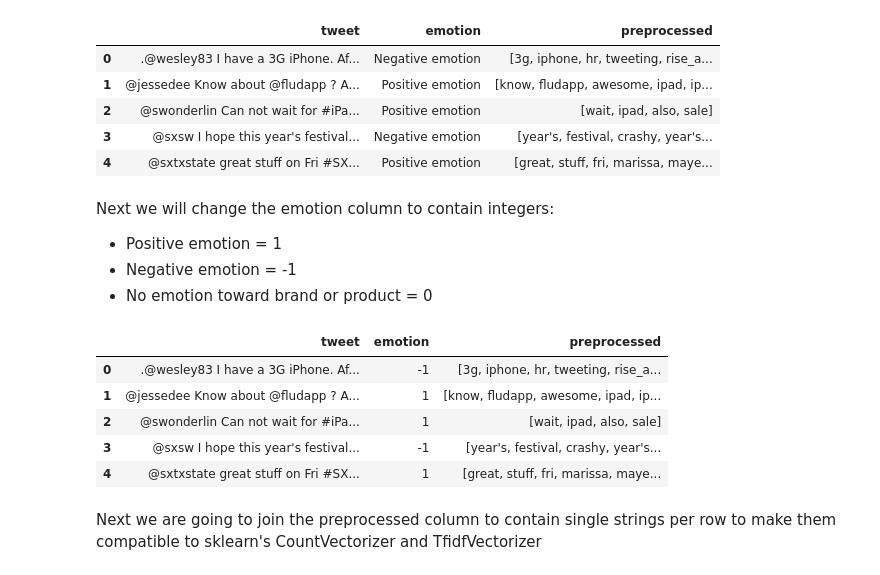
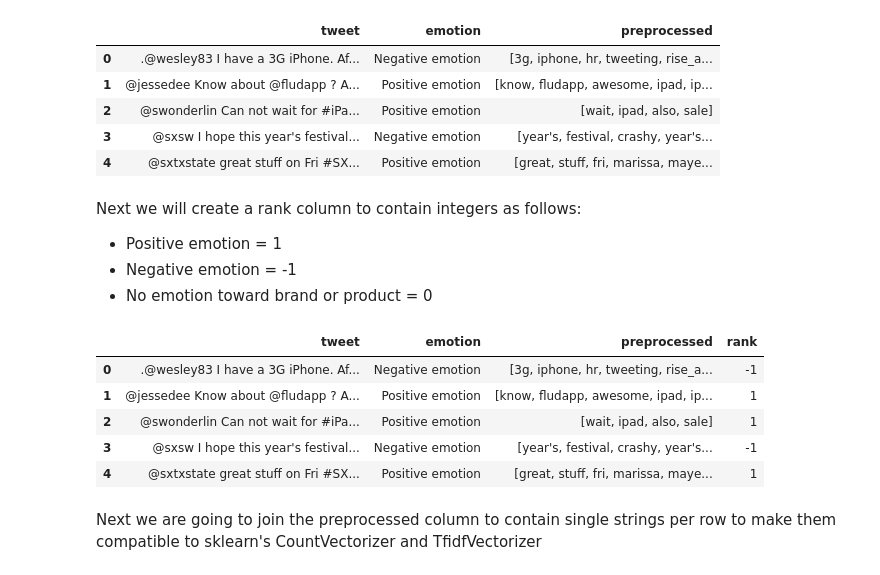
Before and after one commit to WilliamNdoni/Sentiment_analysis, a Jupyter notebook: sent_index.ipynb, the cells around one changed output. Saved outputs shown, nothing was run; the diff lists cells and outputs as text; code cells hidden in the pictures.

```diff
--- a/sent_index.ipynb
+++ b/sent_index.ipynb
@@ -151,7 +151,7 @@ df_2col.head()
 | 3 | @sxsw I hope this year's festival... | Negative emotion | [year's, festival, crashy, year's... |
 | 4 | @sxtxstate great stuff on Fri #SX... | Positive emotion | [great, stuff, fri, marissa, maye... |
 # %% [markdown]
-Next we will change the emotion column to contain integers:
+Next we will create a rank column to contain integers as follows:
 - Positive emotion = 1
 - Negative emotion = -1
 - No emotion toward brand or product = 0
@@ -165,16 +165,16 @@ def encoder(text):
     else :
         return 0
 # %%
-# Mapping the function to the emotion column
-df_2col['emotion'] = df_2col.emotion.apply( lambda x: encoder(x) )
+#Creating a new column with the rankings
+df_2col['rank'] = df_2col.emotion.apply( lambda x: encoder(x) )
 df_2col.head()
 # %% [output]
-|  | tweet | emotion | preprocessed |
-| 0 | .@wesley83 I have a 3G iPhone. Af... | -1 | [3g, iphone, hr, tweeting, rise_a... |
-| 1 | @jessedee Know about @fludapp ? A... | 1 | [know, fludapp, awesome, ipad, ip... |
-| 2 | @swonderlin Can not wait for #iPa... | 1 | [wait, ipad, also, sale] |
-| 3 | @sxsw I hope this year's festival... | -1 | [year's, festival, crashy, year's... |
-| 4 | @sxtxstate great stuff on Fri #SX... | 1 | [great, stuff, fri, marissa, maye... |
+|  | tweet | emotion | preprocessed | rank |
+| 0 | .@wesley83 I have a 3G iPhone. Af... | Negative emotion | [3g, iphone, hr, tweeting, rise_a... | -1 |
+| 1 | @jessedee Know about @fludapp ? A... | Positive emotion | [know, fludapp, awesome, ipad, ip... | 1 |
+| 2 | @swonderlin Can not wait for #iPa... | Positive emotion | [wait, ipad, also, sale] | 1 |
+| 3 | @sxsw I hope this year's festival... | Negative emotion | [year's, festival, crashy, year's... | -1 |
+| 4 | @sxtxstate great stuff on Fri #SX... | Positive emotion | [great, stuff, fri, marissa, maye... | 1 |
 # %% [markdown]
 Next we are going to join the preprocessed column to contain single strings per row to make them compatible to sklearn's CountVectorizer and TfidfVectorizer
 # %%
```
Also changed, not shown: parts of 16 cells of this notebook.
